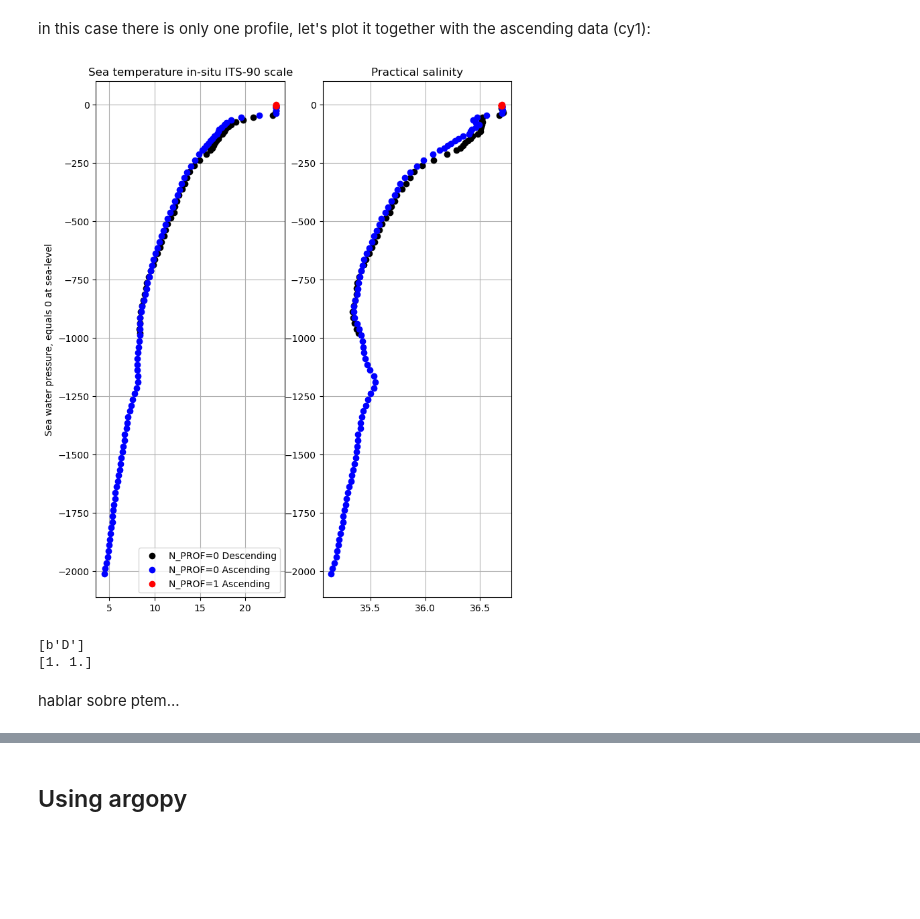
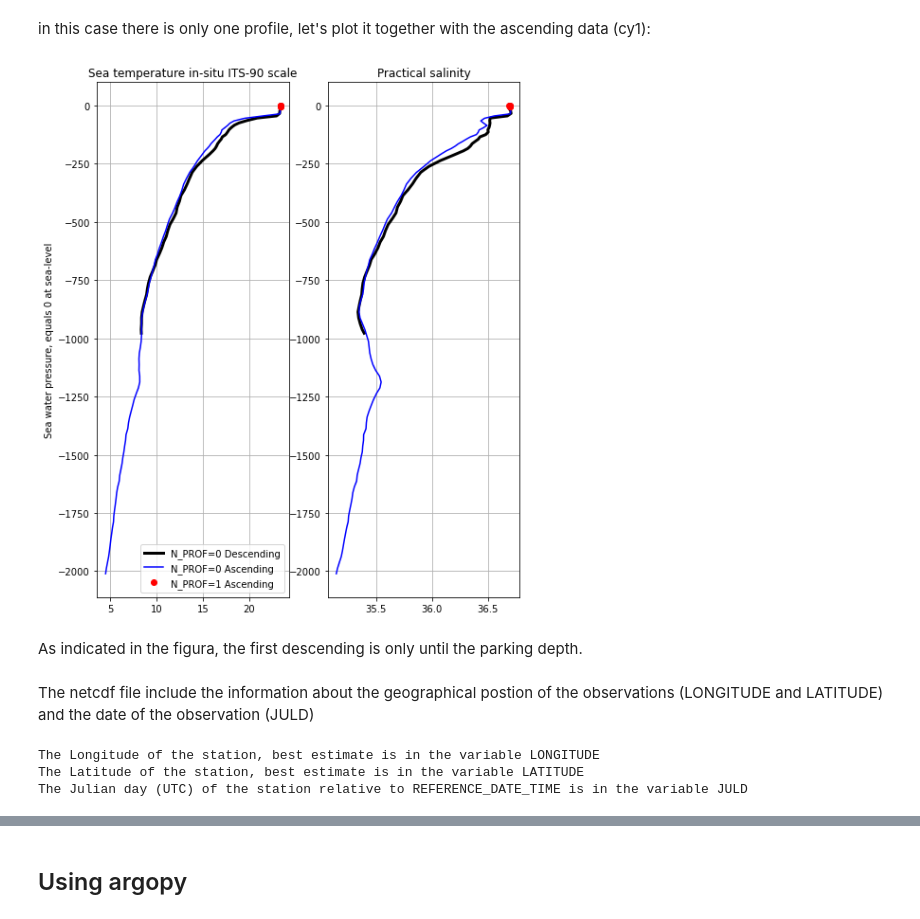
Before and after one commit to euroargodev/argoonlineschool, a Jupyter notebook: L04_ArgoDatabyFloat.ipynb, the cells around one changed output, grey strips where cells are left out. Cells and saved outputs as stored; diff of their text form; code cells hidden in the pictures; blank space fills up the shorter version.

```diff
--- a/L04_ArgoDatabyFloat.ipynb
+++ b/L04_ArgoDatabyFloat.ipynb
@@ -141,29 +142,31 @@ in this case there is only one profile, let's plot it together with the ascendin
 # %%
 fig, ax = plt.subplots(1,2,figsize=(8,10))
 
 #Temperature
-ax[0].plot(cy1D.TEMP[0],-cy1D.PRES[0],'ko',label='N_PROF=0 Descending')
-ax[0].plot(cy1.TEMP[0],-cy1.PRES[0],'bo',label='N_PROF=0 Ascending')
+ax[0].plot(cy1D.TEMP[0],-cy1D.PRES[0],'k-',label='N_PROF=0 Descending',linewidth=3.0)
+ax[0].plot(cy1.TEMP[0],-cy1.PRES[0],'b-',label='N_PROF=0 Ascending')
 ax[0].plot(cy1.TEMP[1],-cy1.PRES[1],'ro',label='N_PROF=1 Ascending')
 ax[0].set_title(cy1.TEMP.long_name)
 ax[0].set_ylabel(cy1.PRES.long_name)
 ax[0].grid()
 ax[0].legend()
 
 #Salinity
-ax[1].plot(cy1D.PSAL[0],-cy1D.PRES[0],'ko',label='N_PROF=0 Descending')
-ax[1].plot(cy1.PSAL[0],-cy1.PRES[0],'bo',label='N_PROF=0 Ascending')
+ax[1].plot(cy1D.PSAL[0],-cy1D.PRES[0],'k-',label='N_PROF=0 Descending',linewidth=3.0)
+ax[1].plot(cy1.PSAL[0],-cy1.PRES[0],'b-',label='N_PROF=0 Ascending')
 ax[1].plot(cy1.PSAL[1],-cy1.PRES[1],'ro',label='N_PROF=1 Ascending')
 ax[1].set_title(cy1.PSAL.long_name)
 ax[1].grid()
 # %% [output]
-[figure, old version]
+[figure, new version]
-# %%
-#print(cy1D.PSAL)
-print(f"{str(cy1D.DIRECTION.values)}")
-print(cy1.CYCLE_NUMBER.values)
-# %% [output]
-[b'D']
-[1. 1.]
-# %% [markdown]
-hablar sobre ptem...
+# %% [markdown]
+As indicated in the figura, the first descending is only until the parking depth.
+# %% [markdown]
+The netcdf file include the information about the geographical postion of the observations (LONGITUDE and LATITUDE) and the date of the observation (JULD)
+# %%
+for variable in ['LONGITUDE', 'LATITUDE' , 'JULD']:
+   print(f"The {cy1.data_vars[variable].long_name} is in the variable {variable}")
+# %% [output]
+The Longitude of the station, best estimate is in the variable LONGITUDE
+The Latitude of the station, best estimate is in the variable LATITUDE
+The Julian day (UTC) of the station relative to REFERENCE_DATE_TIME is in the variable JULD
```
Also changed, not shown: parts of 66 cells of this notebook, 2 other files.
